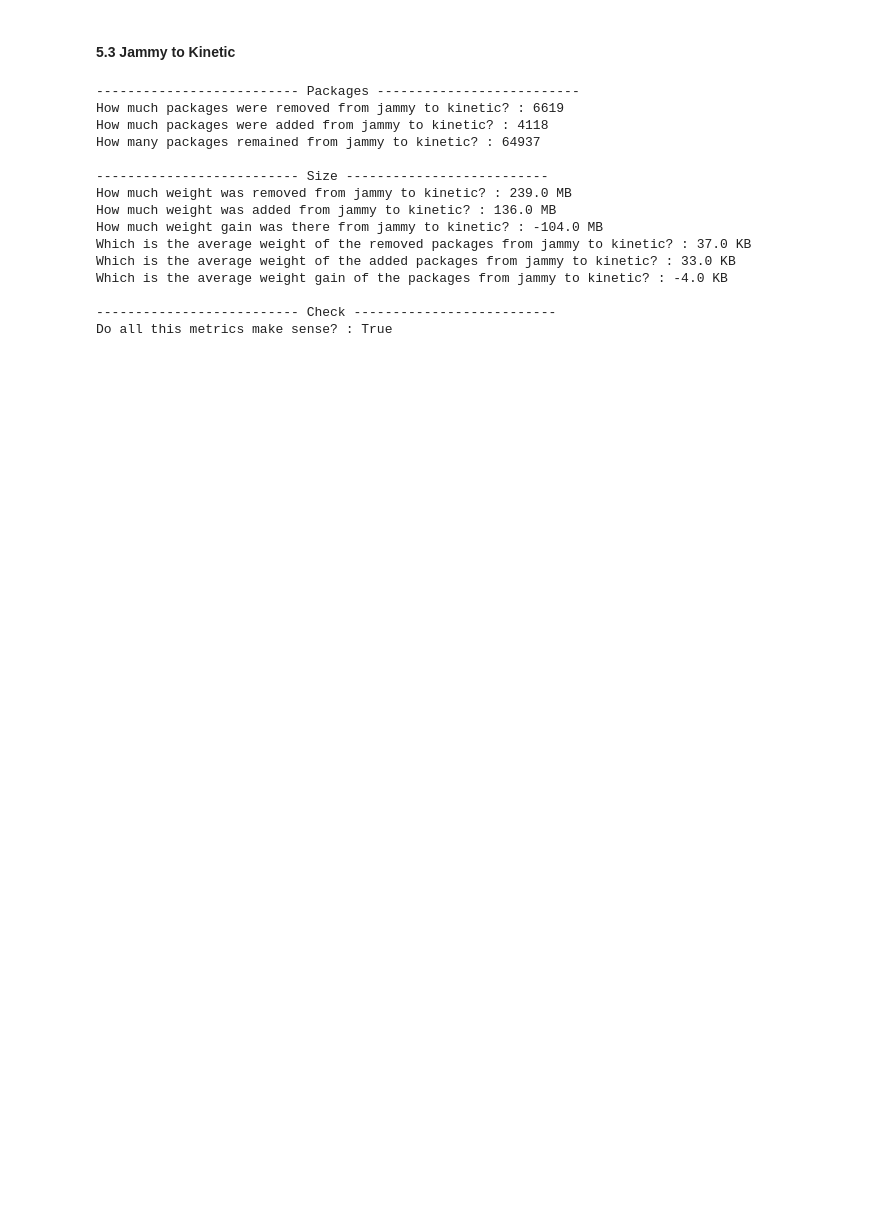
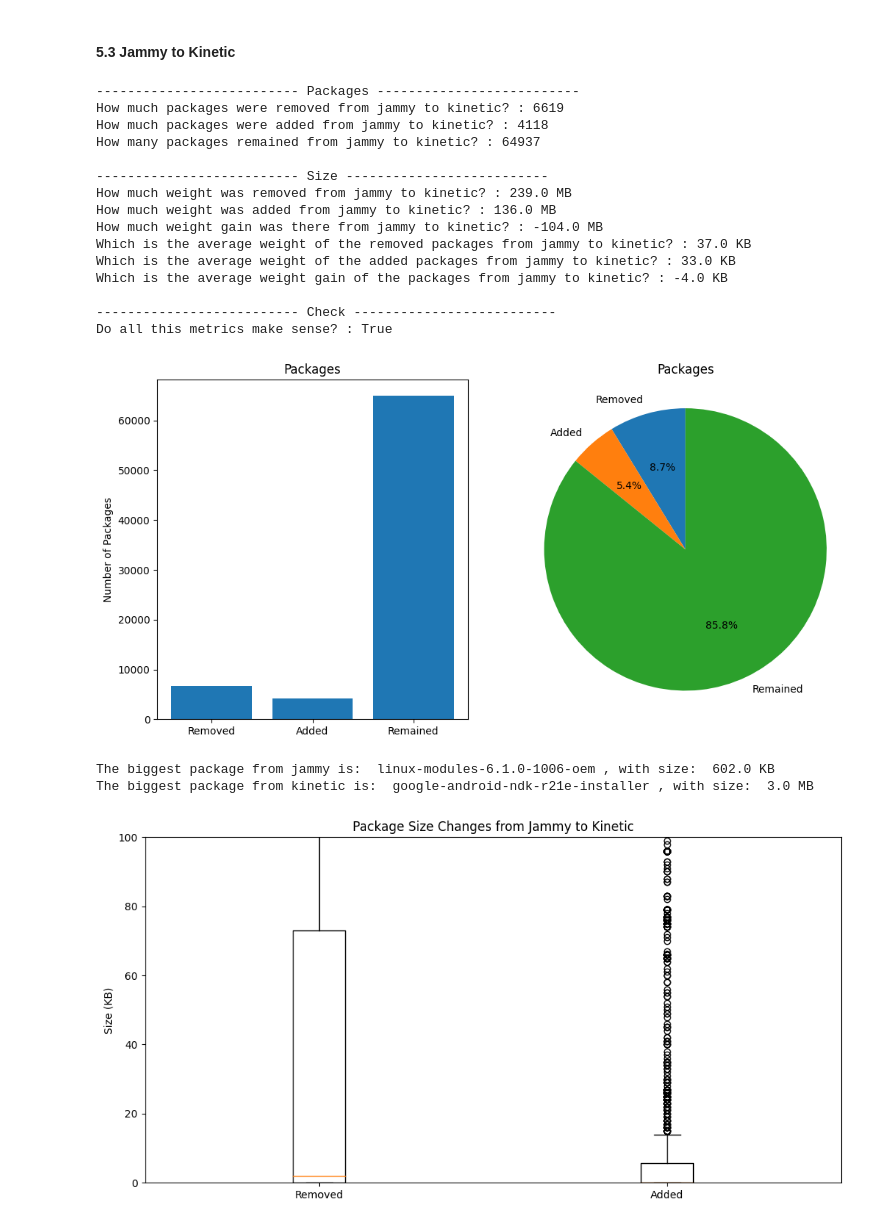
Before and after one commit to joszamama/linux-distros-analysis, a Jupyter notebook: operators/notebooks/visualizations/viz-5.ipynb, the cells around one changed output. Drawn from its saved outputs; the diff is of its cells as text; code cells hidden in the pictures; blank space fills up the shorter version.

```diff
--- a/operators/notebooks/visualizations/viz-5.ipynb
+++ b/operators/notebooks/visualizations/viz-5.ipynb
@@ -231,3 +299,43 @@ Which is the average weight gain of the packages from jammy to kinetic? : -4.0 K
 
 -------------------------- Check --------------------------
 Do all this metrics make sense? : True
+# %%
+labels = ['Removed', 'Added', 'Remained']
+sizes = [jammy_removed_packages.shape[0], kinetic_new_packages.shape[0], jammy.shape[0] - jammy_removed_packages.shape[0]]
+
+fig, (ax1, ax2) = plt.subplots(1, 2, figsize=(12, 6))
+
+ax1.bar(labels, sizes)
+ax1.set_title('Packages')
+ax1.set_ylabel('Number of Packages')
+
+ax2.pie(sizes, labels=labels, autopct='%1.1f%%', startangle=90)
+ax2.axis('equal')
+ax2.set_title('Packages')
+
+plt.show()
+
+removed_package_sizes = jammy_removed_packages["Installed-Size"] // (1024)
+added_package_sizes = kinetic_new_packages["Installed-Size"] // (1024)
+package_size_data = [removed_package_sizes, added_package_sizes]
+
+jammy_max_size_package = jammy_removed_packages.loc[jammy_removed_packages["Installed-Size"].idxmax()]
+print("The biggest package from jammy is: ", jammy_max_size_package["Package"], ", with size: ", jammy_max_size_package["Installed-Size"] // (1024), "KB")
+
+kinetic_max_size_package = kinetic_new_packages.loc[kinetic_new_packages["Installed-Size"].idxmax()]
+print("The biggest package from kinetic is: ", kinetic_max_size_package["Package"], ", with size: ", kinetic_max_size_package["Installed-Size"] // (1024 * 1024), "MB")
+
+fig, ax = plt.subplots(figsize=(12, 6))
+ax.boxplot(package_size_data)
+ax.set_title('Package Size Changes from Jammy to Kinetic')
+ax.set_ylabel('Size (KB)')
+ax.set_xticklabels(['Removed', 'Added'])
+
+ax.set_ylim(bottom=0, top=100)
+
+plt.show()
+# %% [output]
+[figure, added]
+The biggest package from jammy is:  linux-modules-6.1.0-1006-oem , with size:  602.0 KB
+The biggest package from kinetic is:  google-android-ndk-r21e-installer , with size:  3.0 MB
+[figure, added]
```
Also changed, not shown: parts of 4 cells of this notebook.
